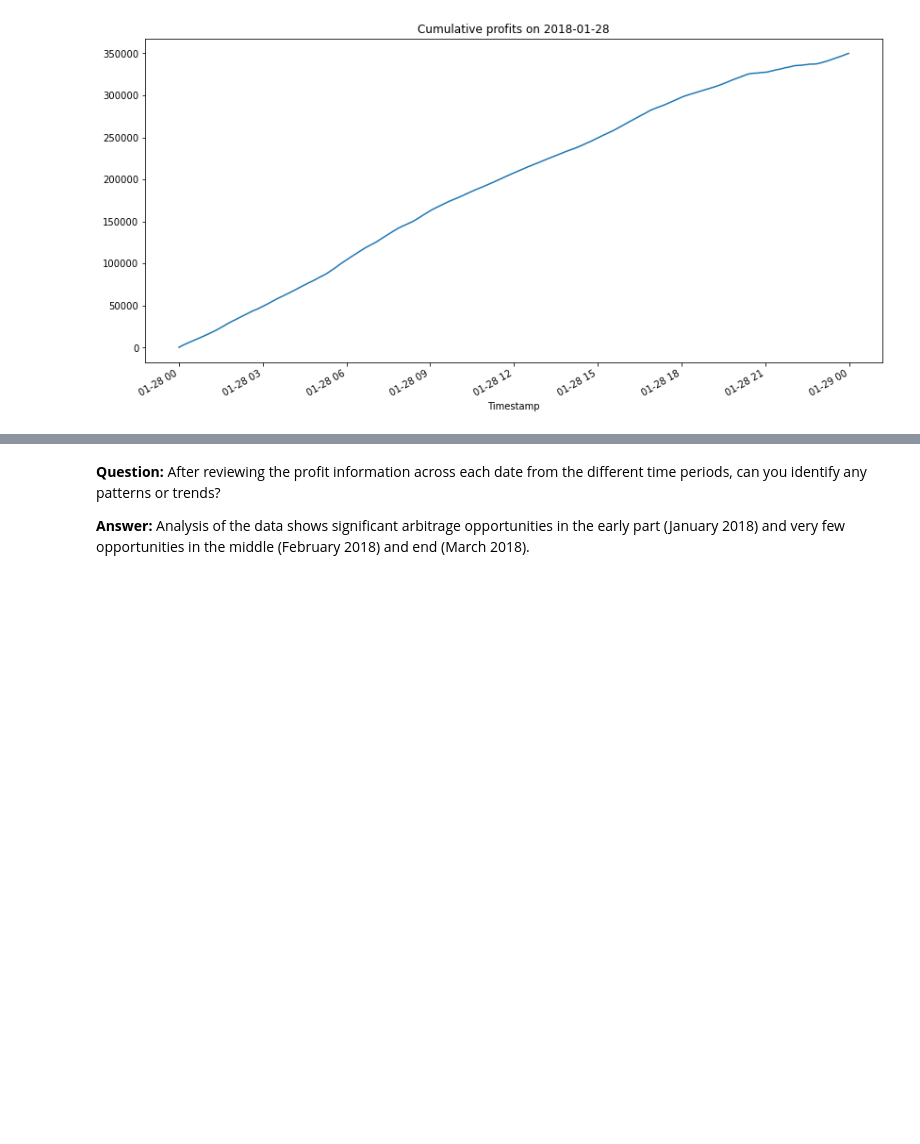
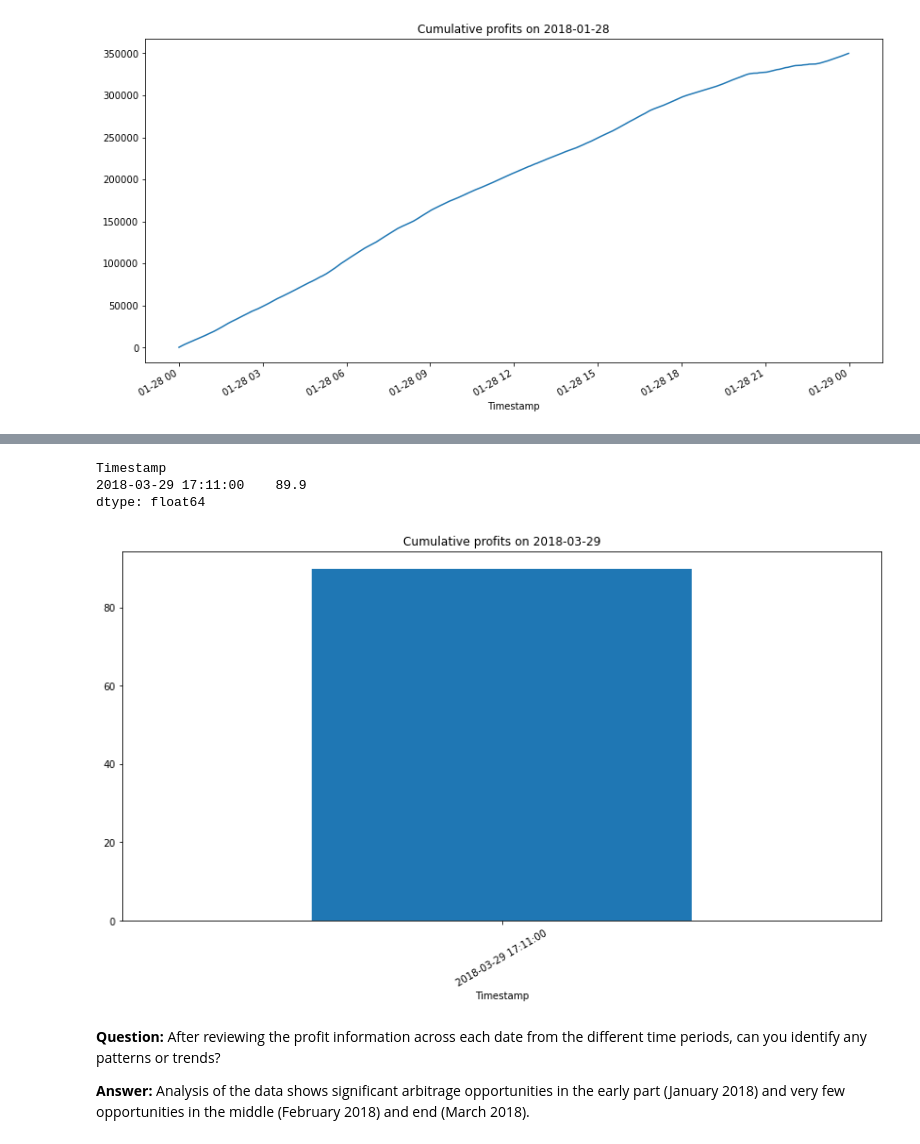
Before and after one commit to rdillens/03_Arbitrage_Opportunities, a Jupyter notebook: crypto_arbitrage.ipynb, the cells around one changed output, grey strips where cells are left out. Cells and saved outputs as stored; diff of their text form; code cells hidden in the pictures; blank space fills up the shorter version.

```diff
--- a/crypto_arbitrage.ipynb
+++ b/crypto_arbitrage.ipynb
@@ -807,3 +883,12 @@ cumulative_profit_early.plot(figsize=(14,7), title=f"Cumulative profits on {earl
+# %%
+# Plot the cumulative sum of profits for the late profit per trade DataFrame
+cumulative_profit_late.plot(kind='bar', figsize=(14,7), title=f"Cumulative profits on {late_start_date}", rot=30)
+display(cumulative_profit_late)
+# %% [output]
+Timestamp
+2018-03-29 17:11:00    89.9
+dtype: float64
+[figure, added]
 # %% [markdown]
 **Question:** After reviewing the profit information across each date from the different time periods, can you identify any patterns or trends?
 
```
Also changed, not shown: parts of 13 cells of this notebook.
